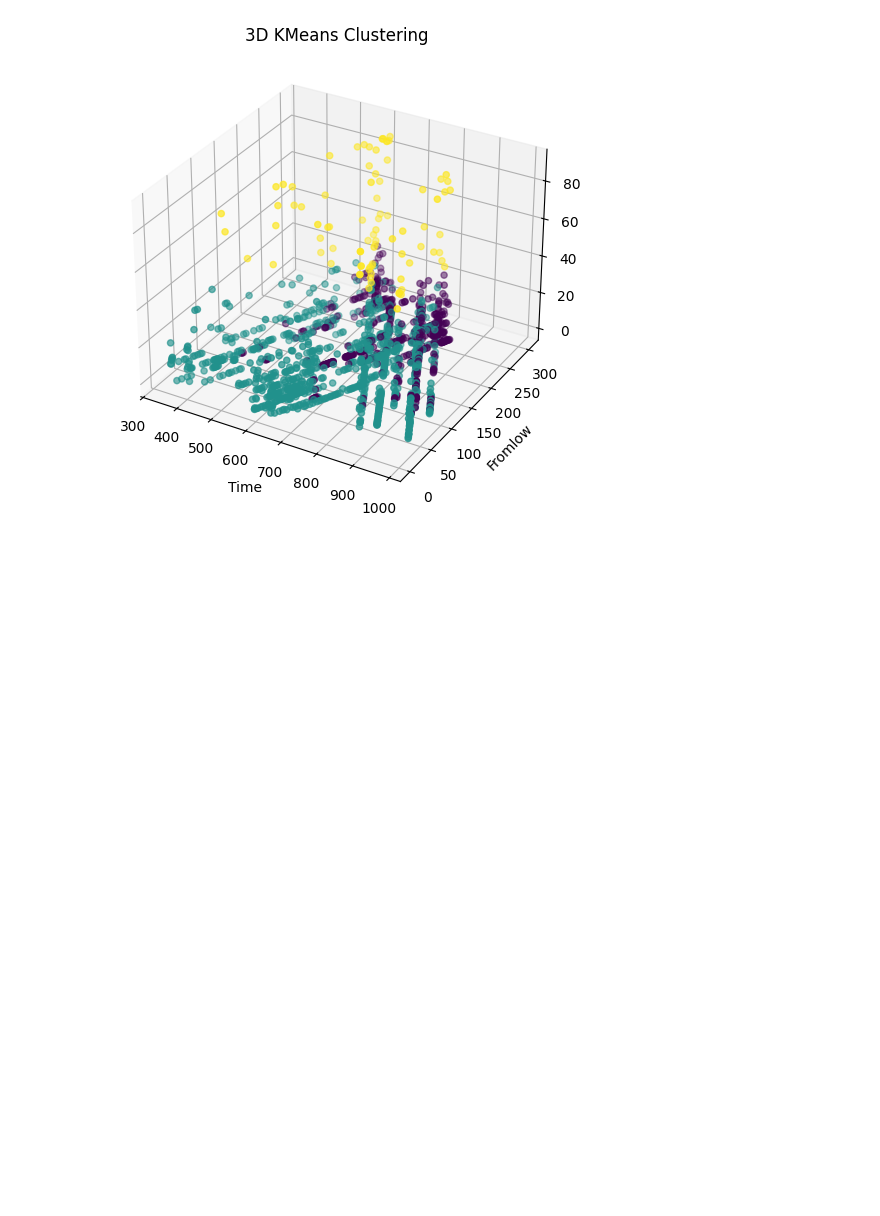
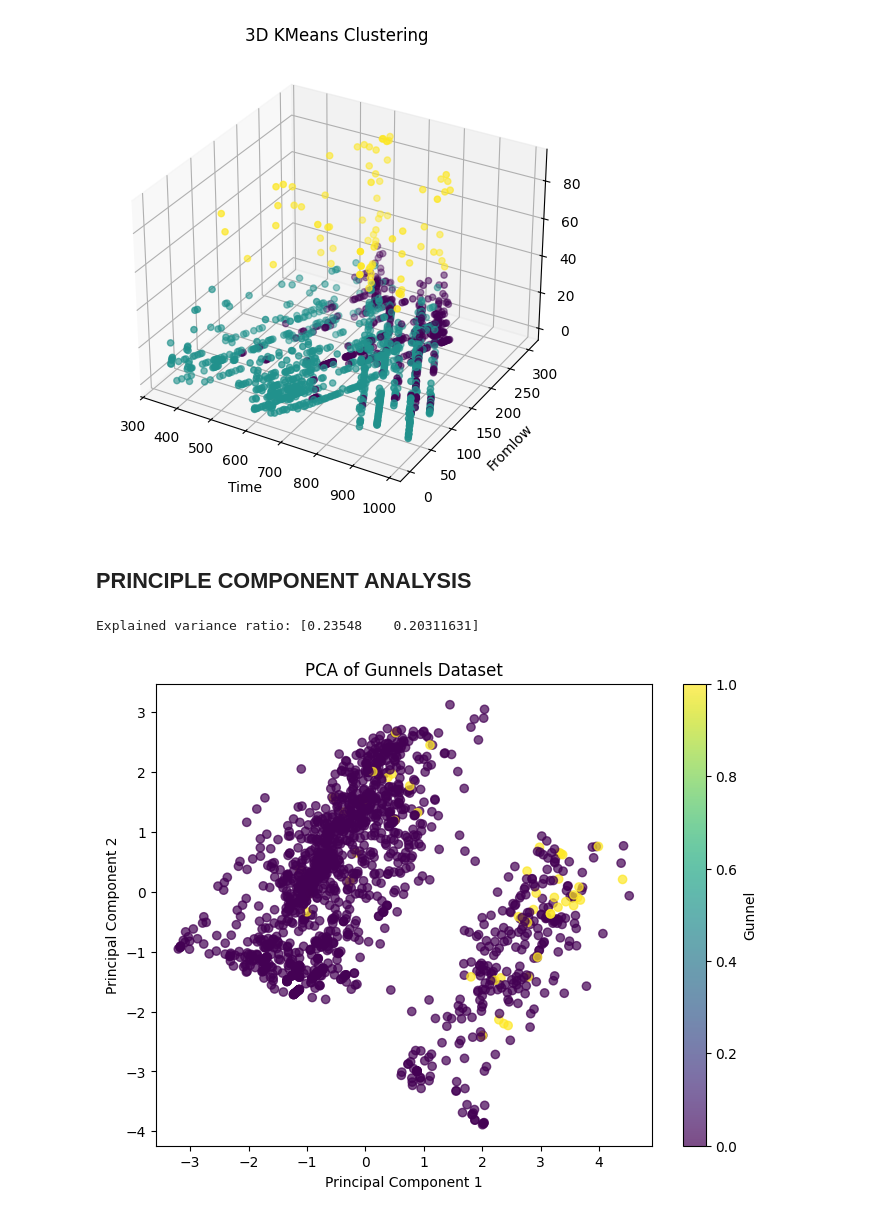
Before and after one commit to Naman397/Exploratory_Data_Analysis, a Jupyter notebook: 22BDS0021.ipynb, the cells around one changed output. Cells and saved outputs as stored; diff of their text form; code cells hidden in the pictures; blank space fills up the shorter version.

```diff
--- a/22BDS0021.ipynb
+++ b/22BDS0021.ipynb
@@ -399,3 +399,38 @@ Cluster counts:
 Name: count, dtype: int64
 [figure]
 [figure]
+# %% [markdown]
+## PRINCIPLE COMPONENT ANALYSIS
+# %%
+from sklearn.preprocessing import StandardScaler
+from sklearn.decomposition import PCA
+import matplotlib.pyplot as plt
+from sklearn.preprocessing import StandardScaler
+
+df = naman.drop(columns=['rownames'])
+X = df.drop(columns=['Gunnel'])
+y = df['Gunnel']
+
+scaler = StandardScaler()
+X_scaled = scaler.fit_transform(X)
+
+pca = PCA(n_components=2)
+X_pca = pca.fit_transform(X_scaled)
+
+pca_df = pd.DataFrame(data=X_pca, columns=['PC1', 'PC2'])
+pca_df['Gunnel'] = y
+
+print("Explained variance ratio:", pca.explained_variance_ratio_)
+# %% [output]
+Explained variance ratio: [0.23548    0.20311631]
+# %%
+# 2D PCA plot
+plt.figure(figsize=(8,6))
+plt.scatter(pca_df['PC1'], pca_df['PC2'], c=pca_df['Gunnel'], cmap='viridis', alpha=0.7)
+plt.xlabel('Principal Component 1')
+plt.ylabel('Principal Component 2')
+plt.title('PCA of Gunnels Dataset')
+plt.colorbar(label='Gunnel')
+plt.show()
+# %% [output]
+[figure, added]
```
Also changed, not shown: parts of 2 cells of this notebook.
